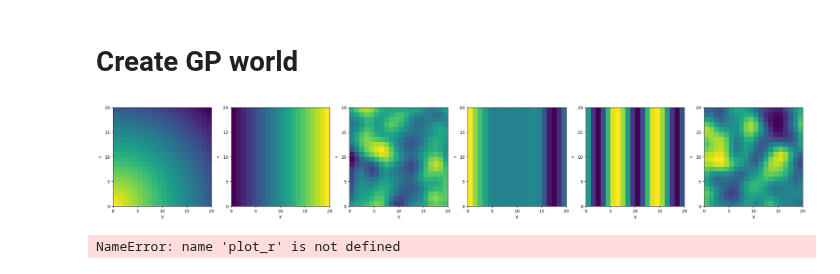
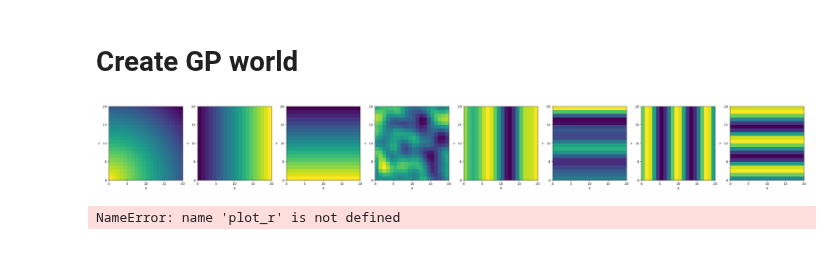
Before and after one commit to tgham/context_exploration, a Jupyter notebook: GP_worlds.ipynb, the cells around one changed output. Cells and saved outputs as stored; diff of their text form; code cells hidden in the pictures.

```diff
--- a/GP_worlds.ipynb
+++ b/GP_worlds.ipynb
@@ -138,7 +138,7 @@ class GP_world():
 
     ## sample from the GP
     def sample(self, K, **kwargs):
-        K = self(kernel_types, **kwargs)
+        # K = self(kernel_types, **kwargs)
         mean = np.zeros(self.N**2)
         samples = np.random.multivariate_normal(mean, K).reshape(self.N, self.N)
         return samples
@@ -153,21 +153,23 @@ class GP_world():
         # ax.set_title('Sampled Reward Distribution,\nkernel: {}'.format(self.kernel_type))
         return ax
 # %%
-## define kernels of interest
-koi = ['linear', 'linear_1D', 'rbf', 'rbf_1D','periodic', ['rbf', 'periodic','+']]
-    #    , ['linear', 'rbf', 'linear', 'rbf']]
-n_koi = len(koi)
 fig, axs = plt.subplots(1, n_koi, figsize=(5*n_koi, 5))
 
 ## initialise the GP
 GP = GP_world(20)
 
+## define kernels of interest
+# koi = ['linear', 'linear_1D', 'rbf', 'rbf_1D','periodic', ['rbf', 'periodic','+']]
+    #    , ['linear', 'rbf', 'linear', 'rbf']]
+koi = [GP.K_lin, GP.K_lin_1D_x, GP.K_lin_1D_y, GP.K_rbf, GP.K_rbf_1D_x, GP.K_rbf_1D_y, GP.K_periodic_x, GP.K_periodic_y]
+n_koi = len(koi)
+
 ## loop through kernel types and sample the GP under each kernel
 for ki, k_type in enumerate(koi):
     samples = GP.sample(k_type)
     GP.plot_r(samples, axs[ki])
 # %% [output]
-[figure, old version]
+[figure, new version]
 # %%
 ## initialise the city
 N = 25
```
